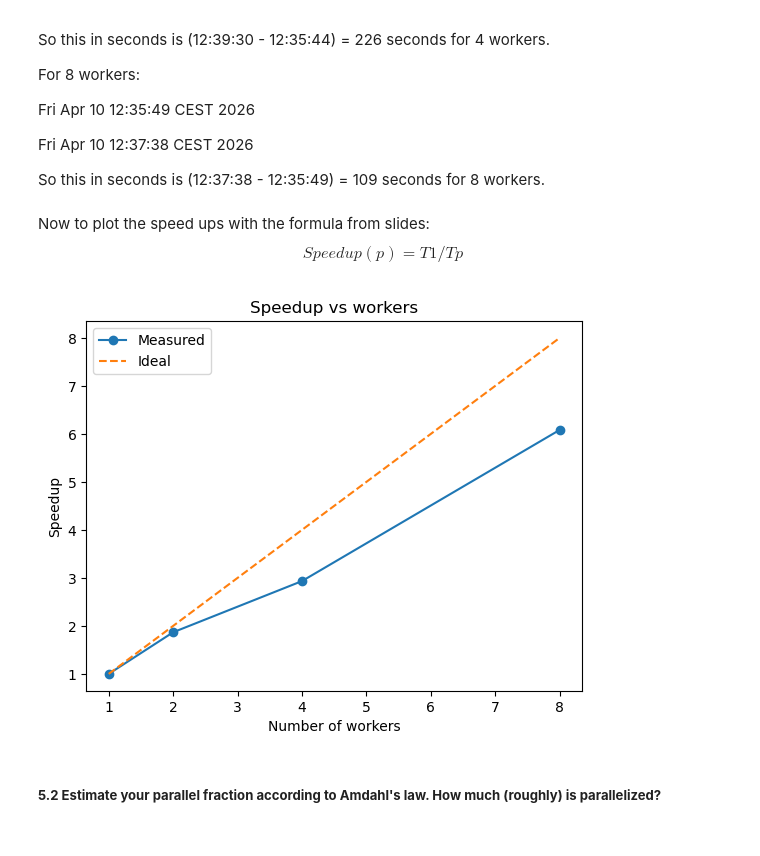
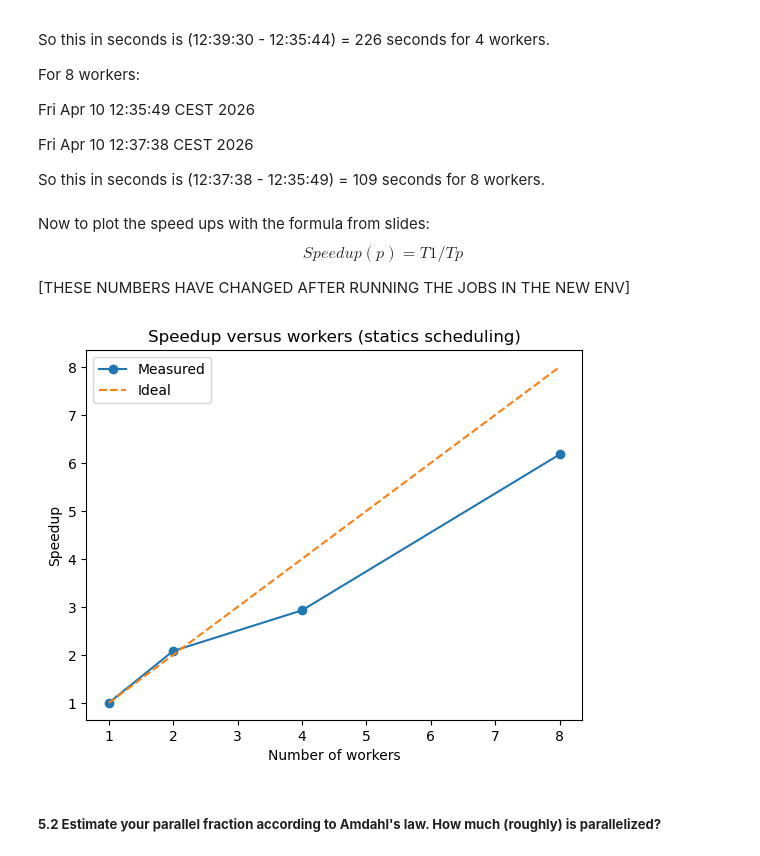
Before and after one commit to Lucialululu/02613_wall_heating_project, a Jupyter notebook: mini_project.ipynb, the cells around one changed output. Cells and saved outputs as stored; diff of their text form; code cells hidden in the pictures.

```diff
--- a/mini_project.ipynb
+++ b/mini_project.ipynb
@@ -328,26 +328,27 @@ Now to plot the speed ups with the formula from slides:
 $$
 Speedup(p) = T1 / Tp
 $$
+
+[THESE NUMBERS HAVE CHANGED AFTER RUNNING THE JOBS IN THE NEW ENV]
 # %%
 import matplotlib.pyplot as plt
 
 workers = [1, 2, 4, 8]
-times = [663, 355, 226, 109]
+times = [735, 353, 251, 119]
 
 speedup = [times[0] / t for t in times]
 ideal = workers
 
 plt.plot(workers, speedup, marker='o', label="Measured")
 plt.plot(workers, ideal, linestyle='--', label="Ideal")
 
 plt.xlabel("Number of workers")
 plt.ylabel("Speedup")
-plt.title("Speedup vs workers")
+plt.title("Speedup versus workers (statics scheduling)")
 plt.legend()
-
 plt.show()
 # %% [output]
-[figure, old version]
+[figure, new version]
 # %% [markdown]
 ##### **5.2 Estimate your parallel fraction according to Amdahl's law. How much (roughly) is parallelized?**
 # %% [markdown]
```
Also changed, not shown: parts of 5 cells of this notebook, 8 other files.
